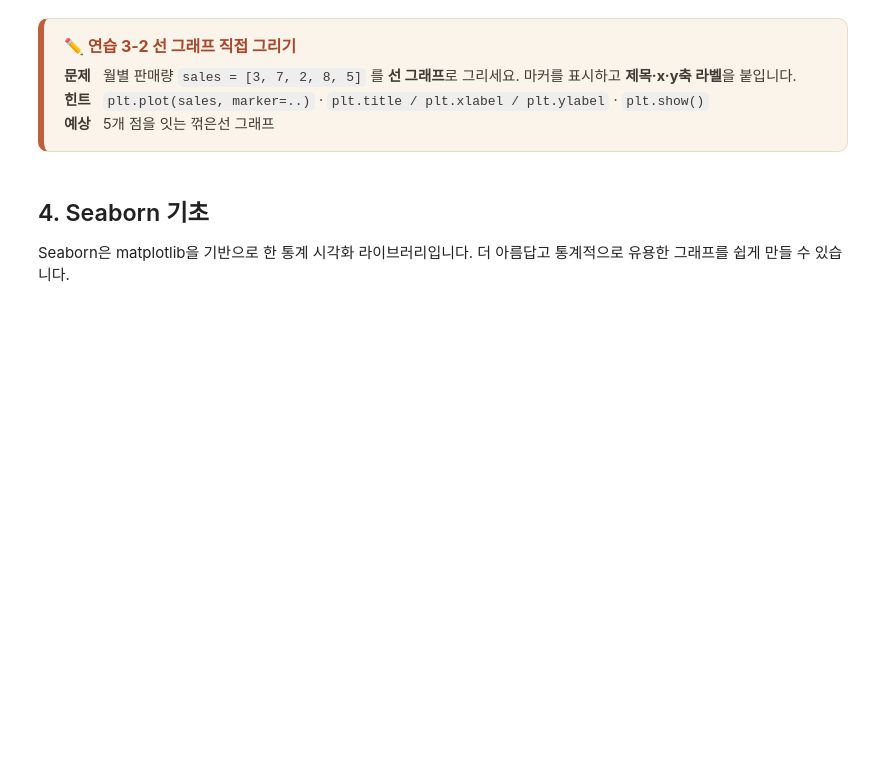
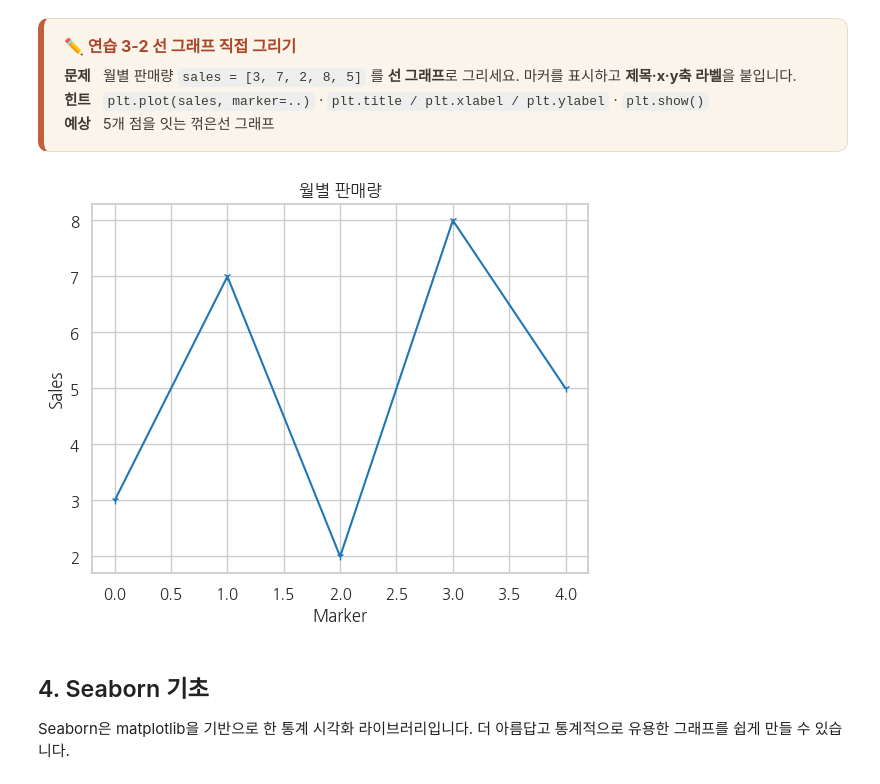
Before and after one commit to mspar0624/numpy, a Jupyter notebook: session-4-data-analysis/s4-01-넘파이판다스시각화-실습.ipynb, the cells around one changed output. Saved outputs shown, nothing was run; the diff lists cells and outputs as text; code cells hidden in the pictures; blank space fills up the shorter version.

```diff
--- a/session-4-data-analysis/s4-01-넘파이판다스시각화-실습.ipynb
+++ b/session-4-data-analysis/s4-01-넘파이판다스시각화-실습.ipynb
@@ -1005,7 +1032,14 @@ plt.show()
 # %%
 # ✏️ 연습 3-2 — 직접 작성 (월별 판매량 꺾은선 그래프)
 sales = [3, 7, 2, 8, 5]
 # 여기에 코드를 작성하세요 (plt.plot 에 marker 지정, 제목·축라벨 추가 후 plt.show())
+plt.plot(sales, marker='1')
+plt.title("월별 판매량")
+plt.xlabel("Marker")
+plt.ylabel("Sales")
+plt.show()
+# %% [output]
+[figure, added]
 # %% [markdown]
 ## 4. Seaborn 기초
 
```
Also changed, not shown: parts of 16 cells of this notebook.
